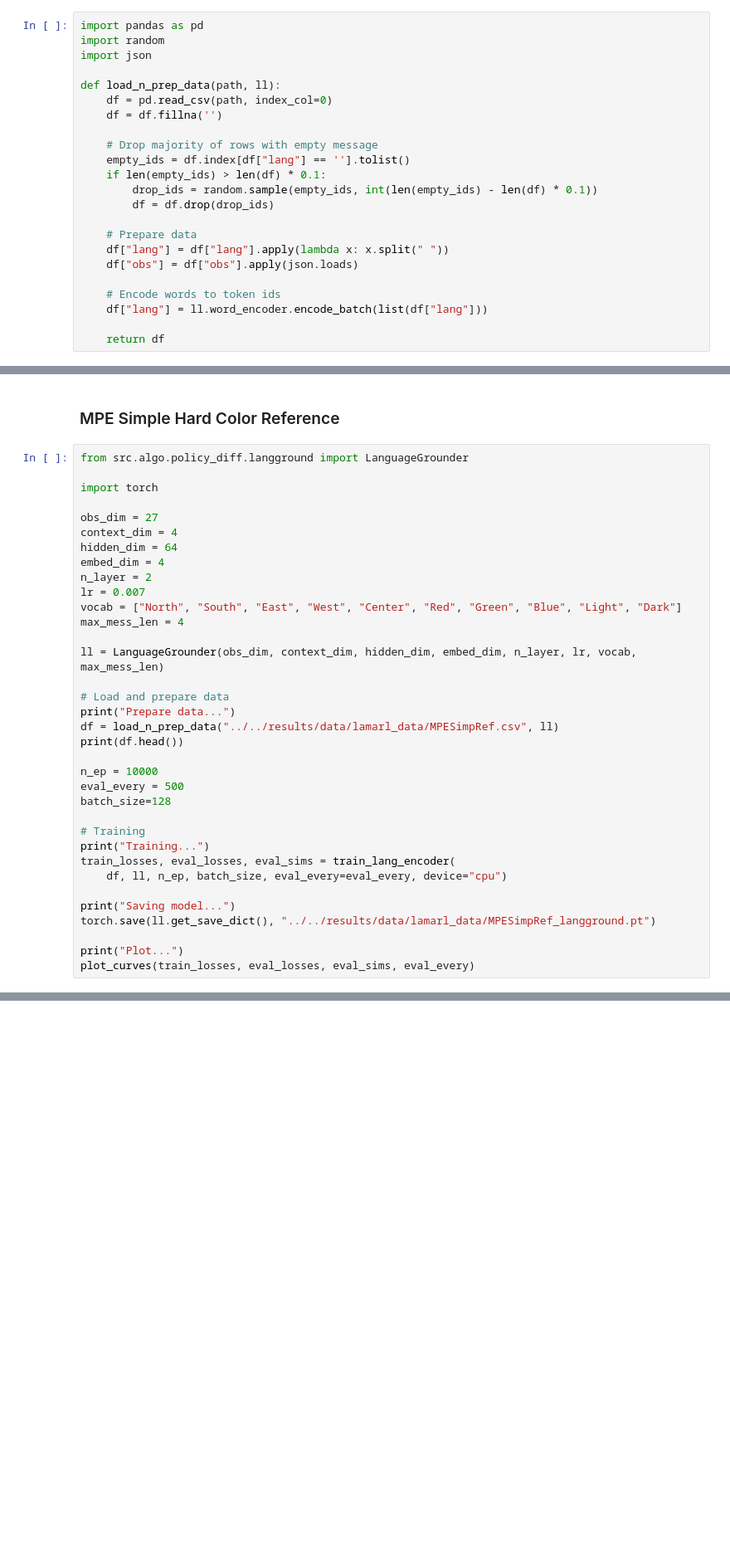
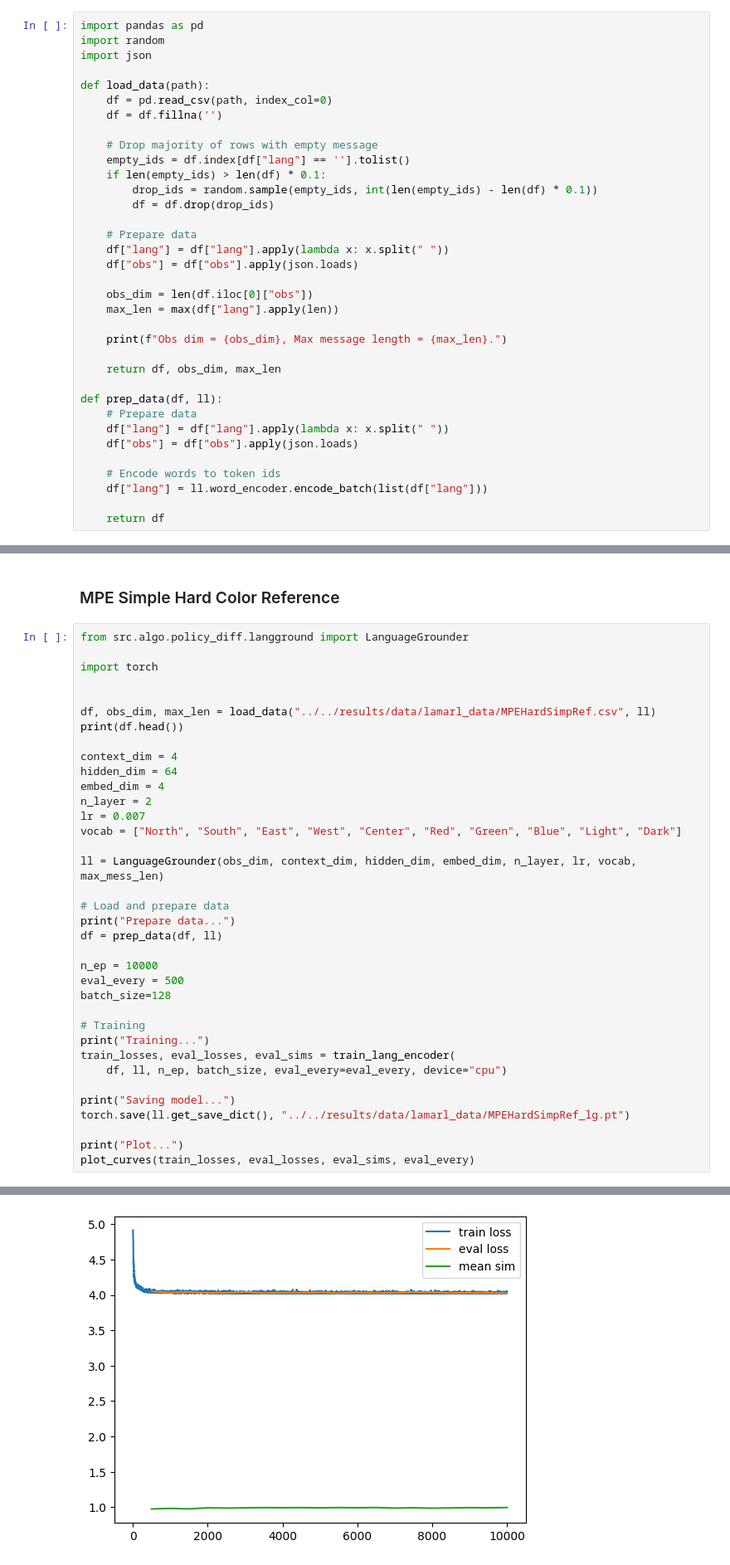
Before and after one commit to Maxtoq/MADRL-PhD-Thesis-Code, a Jupyter notebook: algorithms/LGMARL_new/Pretrain LM descriptor.ipynb, the cells around one changed output, grey strips where cells are left out. Shown at 83% size. Drawn from its saved outputs; the diff is of its cells as text; blank space fills up the shorter version.

Commit message:
harder hard simp ref

```diff
--- a/algorithms/LGMARL_new/Pretrain LM descriptor.ipynb
+++ b/algorithms/LGMARL_new/Pretrain LM descriptor.ipynb
@@ -94,7 +94,7 @@ import pandas as pd
 import random
 import json
 
-def load_n_prep_data(path, ll):
+def load_data(path):
     df = pd.read_csv(path, index_col=0)
     df = df.fillna('')
 
@@ -108,6 +108,18 @@ def load_n_prep_data(path, ll):
     df["lang"] = df["lang"].apply(lambda x: x.split(" "))
     df["obs"] = df["obs"].apply(json.loads)
 
+    obs_dim = len(df.iloc[0]["obs"])
+    max_len = max(df["lang"].apply(len))
+
+    print(f"Obs dim = {obs_dim}, Max message length = {max_len}.")
+
+    return df, obs_dim, max_len
+
+def prep_data(df, ll):
+    # Prepare data
+    df["lang"] = df["lang"].apply(lambda x: x.split(" "))
+    df["obs"] = df["obs"].apply(json.loads)
+
     # Encode words to token ids
     df["lang"] = ll.word_encoder.encode_batch(list(df["lang"]))
 
@@ -610,21 +623,22 @@ from src.algo.policy_diff.langground import LanguageGrounder
 
 import torch
 
-obs_dim = 27
+
+df, obs_dim, max_len = load_data("../../results/data/lamarl_data/MPEHardSimpRef.csv", ll)
+print(df.head())
+
 context_dim = 4
 hidden_dim = 64
 embed_dim = 4
 n_layer = 2
 lr = 0.007
 vocab = ["North", "South", "East", "West", "Center", "Red", "Green", "Blue", "Light", "Dark"]
-max_mess_len = 4
 
 ll = LanguageGrounder(obs_dim, context_dim, hidden_dim, embed_dim, n_layer, lr, vocab, max_mess_len)
 
 # Load and prepare data
 print("Prepare data...")
-df = load_n_prep_data("../../results/data/lamarl_data/MPESimpRef.csv", ll)
-print(df.head())
+df = prep_data(df, ll)
 
 n_ep = 10000
 eval_every = 500
@@ -636,7 +650,8 @@ train_losses, eval_losses, eval_sims = train_lang_encoder(
     df, ll, n_ep, batch_size, eval_every=eval_every, device="cpu")
 
 print("Saving model...")
-torch.save(ll.get_save_dict(), "../../results/data/lamarl_data/MPESimpRef_langground.pt")
+torch.save(ll.get_save_dict(), "../../results/data/lamarl_data/MPEHardSimpRef_lg.pt")
 
 print("Plot...")
 plot_curves(train_losses, eval_losses, eval_sims, eval_every)
+# %% [output]
@@ -643,3 +668,4 @@ plot_curves(train_losses, eval_losses, eval_sims, eval_every)
+[figure, added]
 # %% [markdown]
 ## Display embedding clusters
 # %%
```
Also changed, not shown: parts of 2 cells of this notebook, 2 other files.
